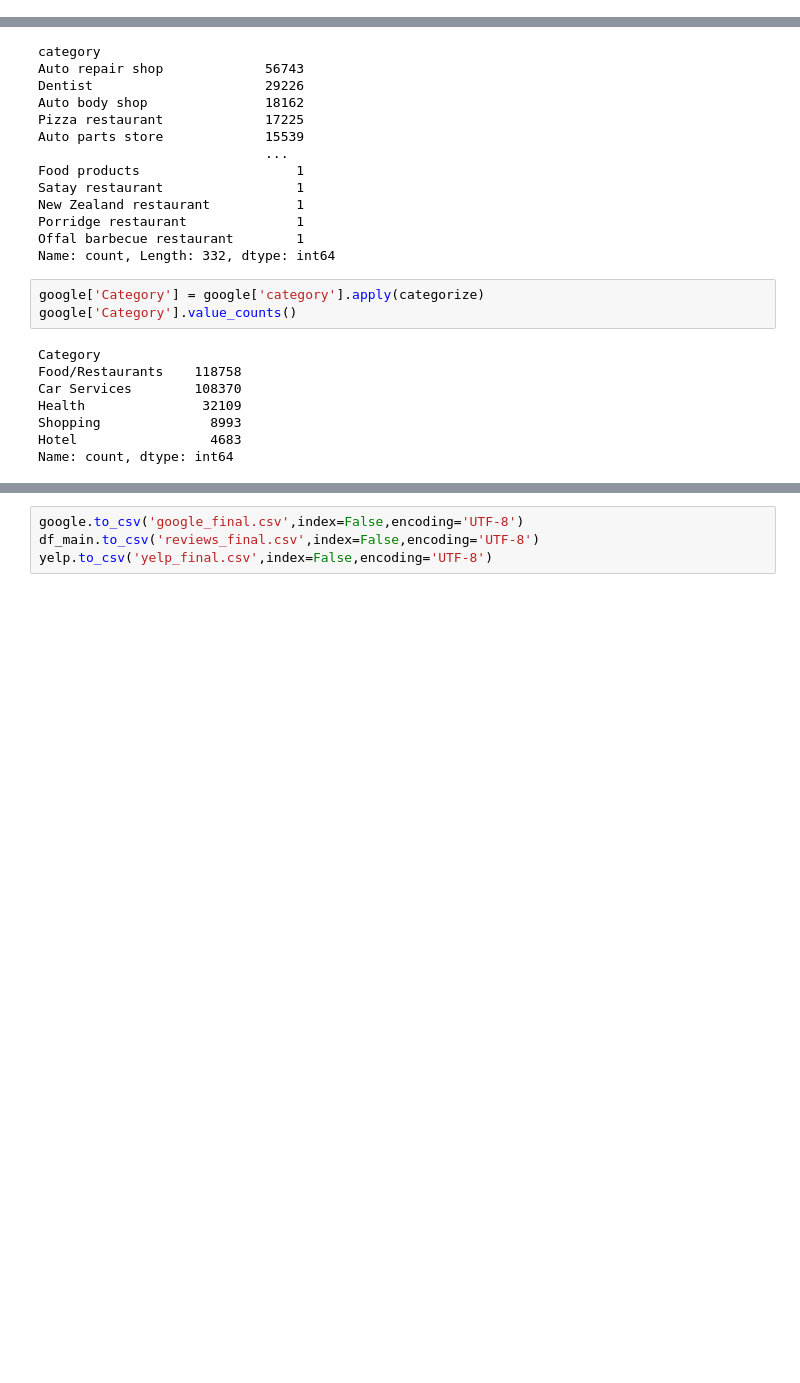
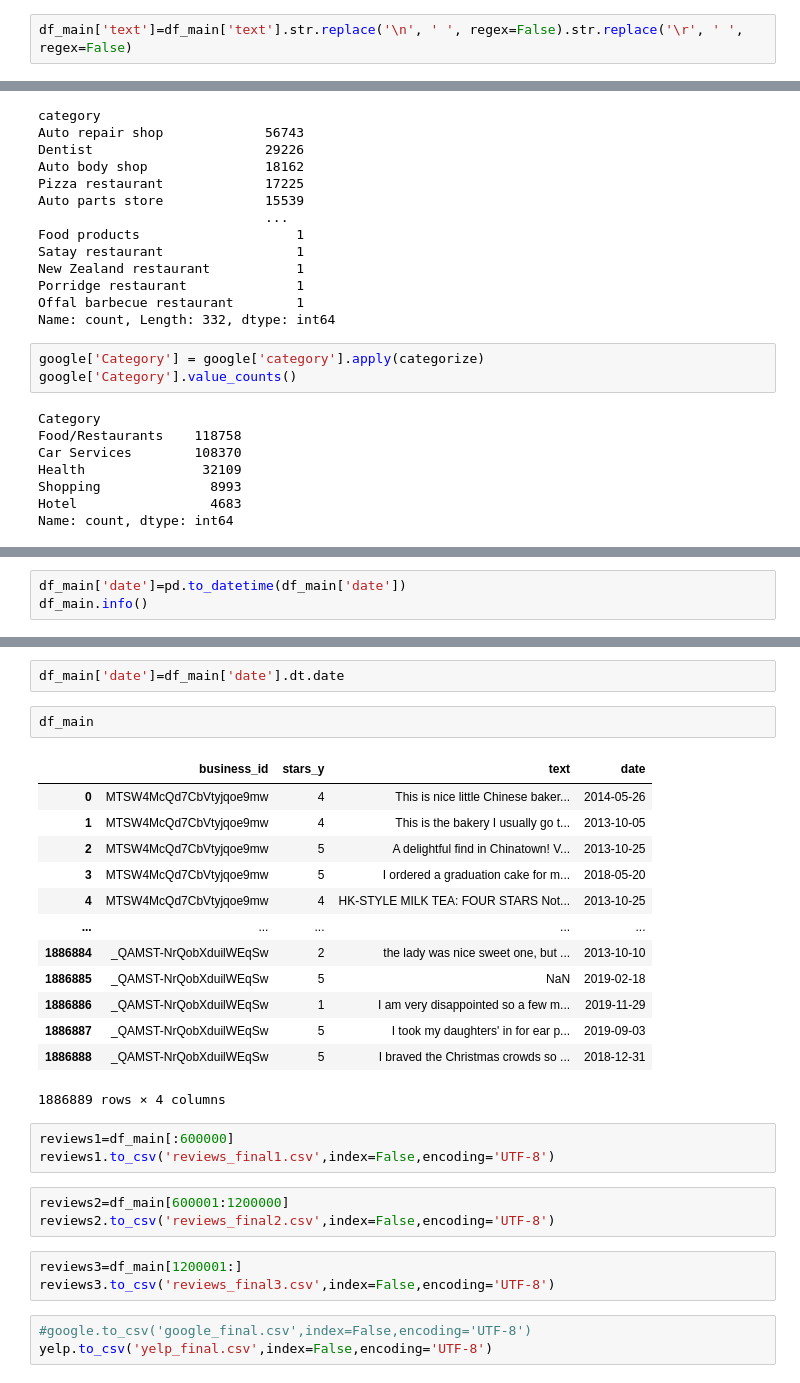
Before and after one commit to FSanchezB/Proyecto-Google-Yelp-Henry-, a Jupyter notebook: Notebooks/Normalizacion y filtrado.ipynb, the cells around one changed output, grey strips where cells are left out. Cells and saved outputs as stored; diff of their text form; blank space fills up the shorter version.

```diff
--- a/Notebooks/Normalizacion y filtrado.ipynb
+++ b/Notebooks/Normalizacion y filtrado.ipynb
@@ -115,6 +267,8 @@ df_main
 | 1886887 | _QAMST-NrQobXduilWEqSw | 5 | I took my daughters' in for ear p... | 2019-09-03 17:44:02 |
 | 1886888 | _QAMST-NrQobXduilWEqSw | 5 | I braved the Christmas crowds so ... | 2018-12-31 15:42:14 |
 1886889 rows × 4 columns
+# %%
+df_main['text']=df_main['text'].str.replace('\n', ' ', regex=False).str.replace('\r', ' ', regex=False)
 # %%
 yelp.info()
 # %% [output]
@@ -336,0 +460,3 @@ KeyboardInterrupt:
+# %%
+df_main['date']=pd.to_datetime(df_main['date'])
+df_main.info()
@@ -337,4 +475,30 @@ KeyboardInterrupt:
+# %%
+df_main['date']=df_main['date'].dt.date
+# %%
+df_main
+# %% [output]
+|  | business_id | stars_y | text | date |
+| 0 | MTSW4McQd7CbVtyjqoe9mw | 4 | This is nice little Chinese baker... | 2014-05-26 |
+| 1 | MTSW4McQd7CbVtyjqoe9mw | 4 | This is the bakery I usually go t... | 2013-10-05 |
+| 2 | MTSW4McQd7CbVtyjqoe9mw | 5 | A delightful find in Chinatown! V... | 2013-10-25 |
+| 3 | MTSW4McQd7CbVtyjqoe9mw | 5 | I ordered a graduation cake for m... | 2018-05-20 |
+| 4 | MTSW4McQd7CbVtyjqoe9mw | 4 | HK-STYLE MILK TEA: FOUR STARS Not... | 2013-10-25 |
+| ... | ... | ... | ... | ... |
+| 1886884 | _QAMST-NrQobXduilWEqSw | 2 | the lady was nice sweet one, but ... | 2013-10-10 |
+| 1886885 | _QAMST-NrQobXduilWEqSw | 5 | NaN | 2019-02-18 |
+| 1886886 | _QAMST-NrQobXduilWEqSw | 1 | I am very disappointed so a few m... | 2019-11-29 |
+| 1886887 | _QAMST-NrQobXduilWEqSw | 5 | I took my daughters' in for ear p... | 2019-09-03 |
+| 1886888 | _QAMST-NrQobXduilWEqSw | 5 | I braved the Christmas crowds so ... | 2018-12-31 |
+1886889 rows × 4 columns
+# %%
+reviews1=df_main[:600000]
+reviews1.to_csv('reviews_final1.csv',index=False,encoding='UTF-8')
+# %%
+reviews2=df_main[600001:1200000]
+reviews2.to_csv('reviews_final2.csv',index=False,encoding='UTF-8')
+# %%
+reviews3=df_main[1200001:]
+reviews3.to_csv('reviews_final3.csv',index=False,encoding='UTF-8')
 # %%
-google.to_csv('google_final.csv',index=False,encoding='UTF-8')
-df_main.to_csv('reviews_final.csv',index=False,encoding='UTF-8')
+#google.to_csv('google_final.csv',index=False,encoding='UTF-8')
 yelp.to_csv('yelp_final.csv',index=False,encoding='UTF-8')
```
Also changed, not shown: parts of 12 cells of this notebook, 1 other file.
